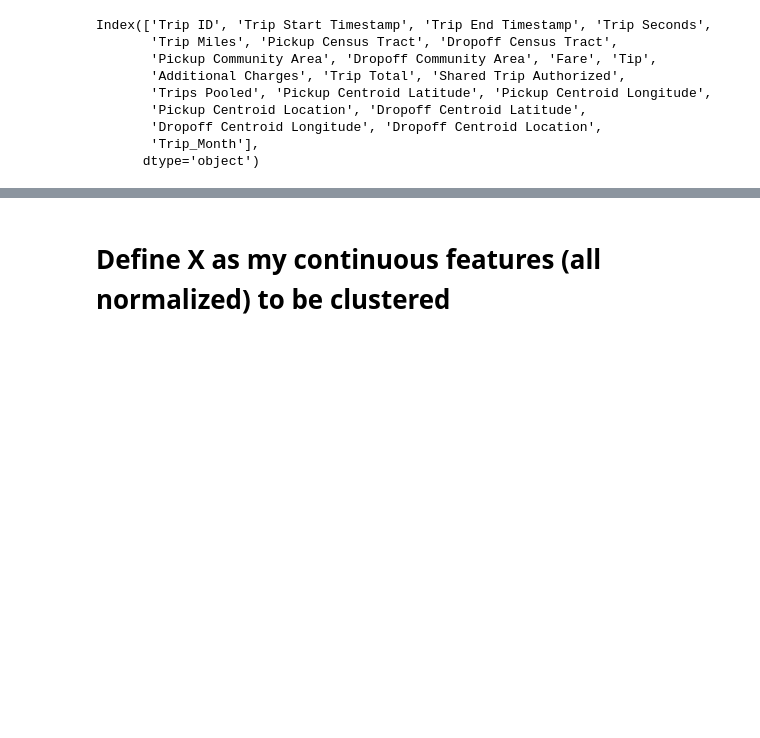
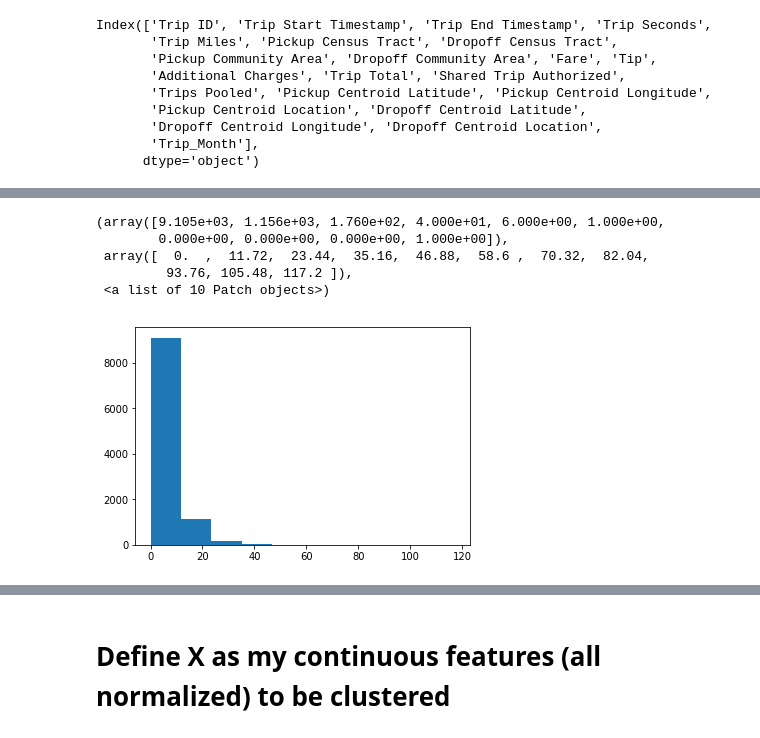
Before and after one commit to igopalan/Thinkful-Clustering, a Jupyter notebook: Thinkful_Capstone_ChicagoRideshare.py.ipynb, the cells around one changed output, grey strips where cells are left out. Drawn from its saved outputs; the diff is of its cells as text; code cells hidden in the pictures; blank space fills up the shorter version.

```diff
--- a/Thinkful_Capstone_ChicagoRideshare.py.ipynb
+++ b/Thinkful_Capstone_ChicagoRideshare.py.ipynb
@@ -129,0 +166,10 @@ plt.scatter(chicago_sample["Trip Seconds"], chicago_sample["Trip Total"])
+# %%
+plt.hist(chicago_sample["Trip Miles"])
+#Trip Distance data is also skewed right, which makes sense because quick trips (by time) would result in low distance travelled
+# %% [output]
+(array([9.105e+03, 1.156e+03, 1.760e+02, 4.000e+01, 6.000e+00, 1.000e+00,
+        0.000e+00, 0.000e+00, 0.000e+00, 1.000e+00]),
+ array([  0.  ,  11.72,  23.44,  35.16,  46.88,  58.6 ,  70.32,  82.04,
+         93.76, 105.48, 117.2 ]),
+ <a list of 10 Patch objects>)
+[figure, added]
```
Also changed, not shown: parts of 30 cells of this notebook.
